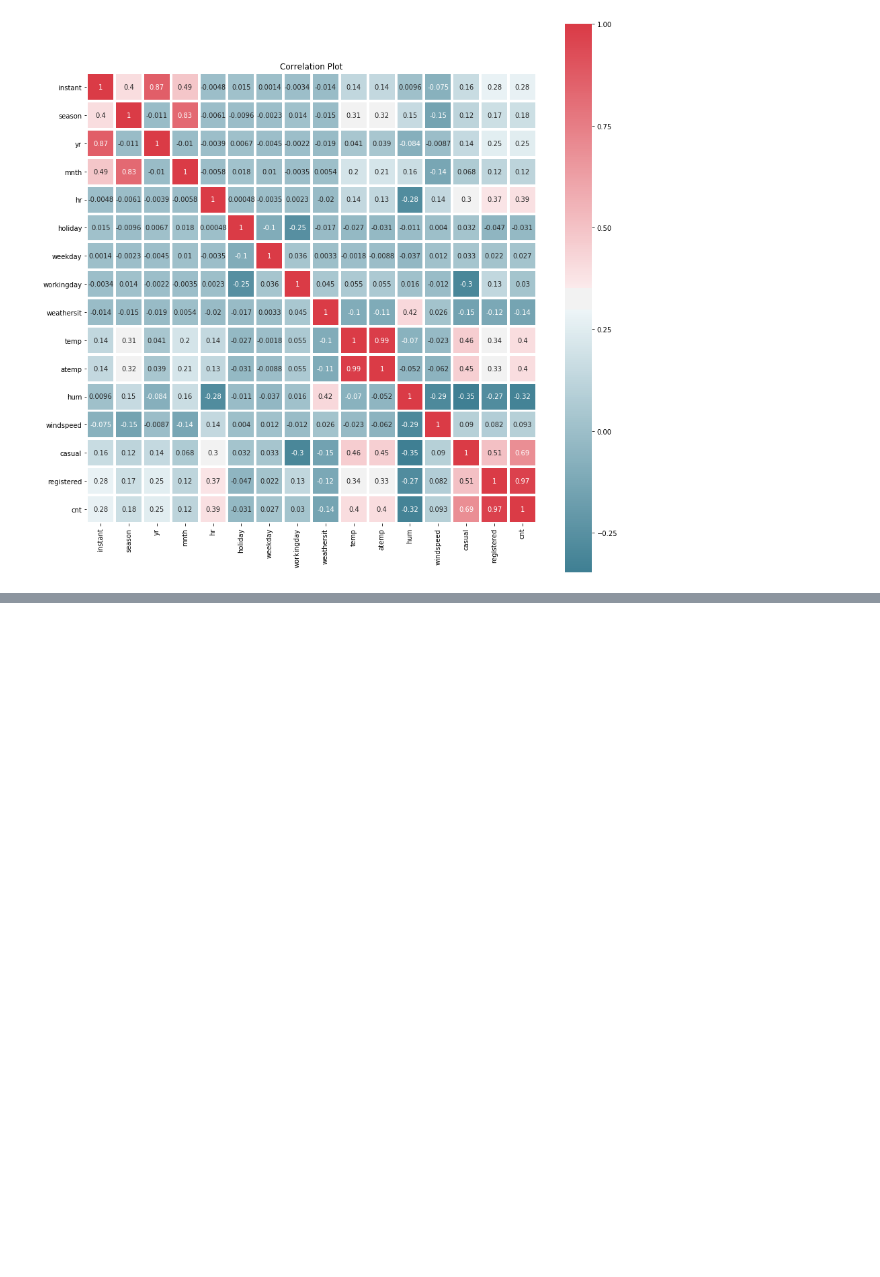
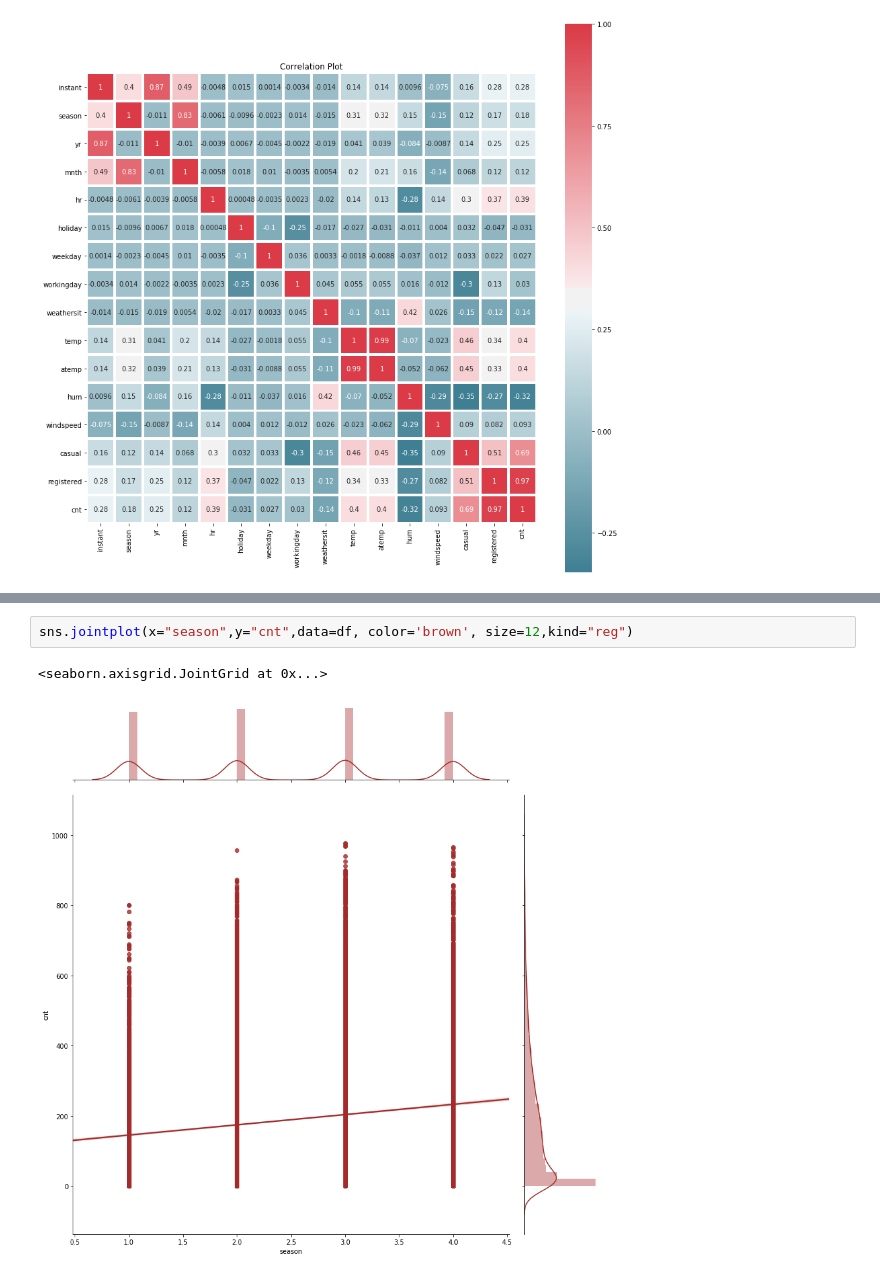
Before and after one commit to sabasajjadi/Bikeshare, a Jupyter notebook: Notebooks/Bikeshare.ipynb, the cells around one changed output, grey strips where cells are left out. Saved outputs shown, nothing was run; the diff lists cells and outputs as text; blank space fills up the shorter version.

```diff
--- a/Notebooks/Bikeshare.ipynb
+++ b/Notebooks/Bikeshare.ipynb
@@ -71,0 +99,5 @@ plt.show()
+# %%
+sns.jointplot(x="season",y="cnt",data=df, color='brown', size=12,kind="reg")
+# %% [output]
+<seaborn.axisgrid.JointGrid at 0x...>
+[figure, added]
```
Also changed, not shown: parts of 8 cells of this notebook.
